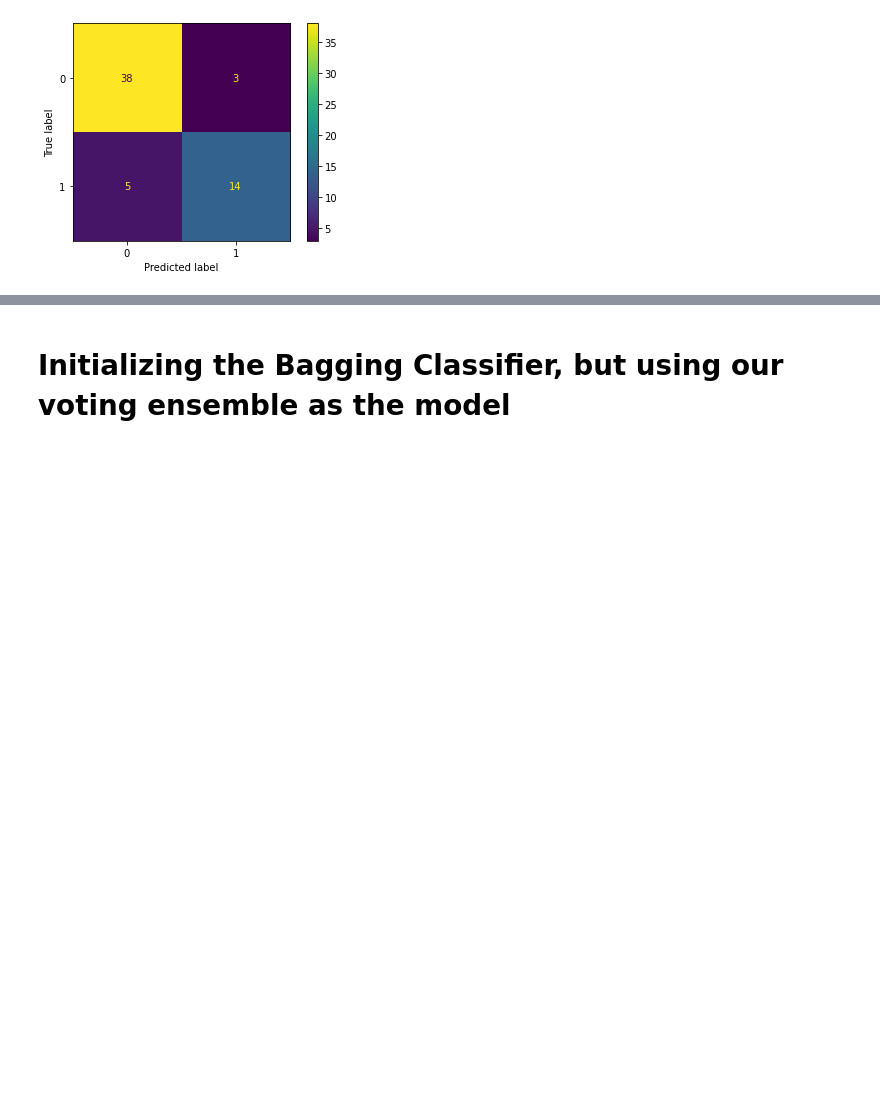
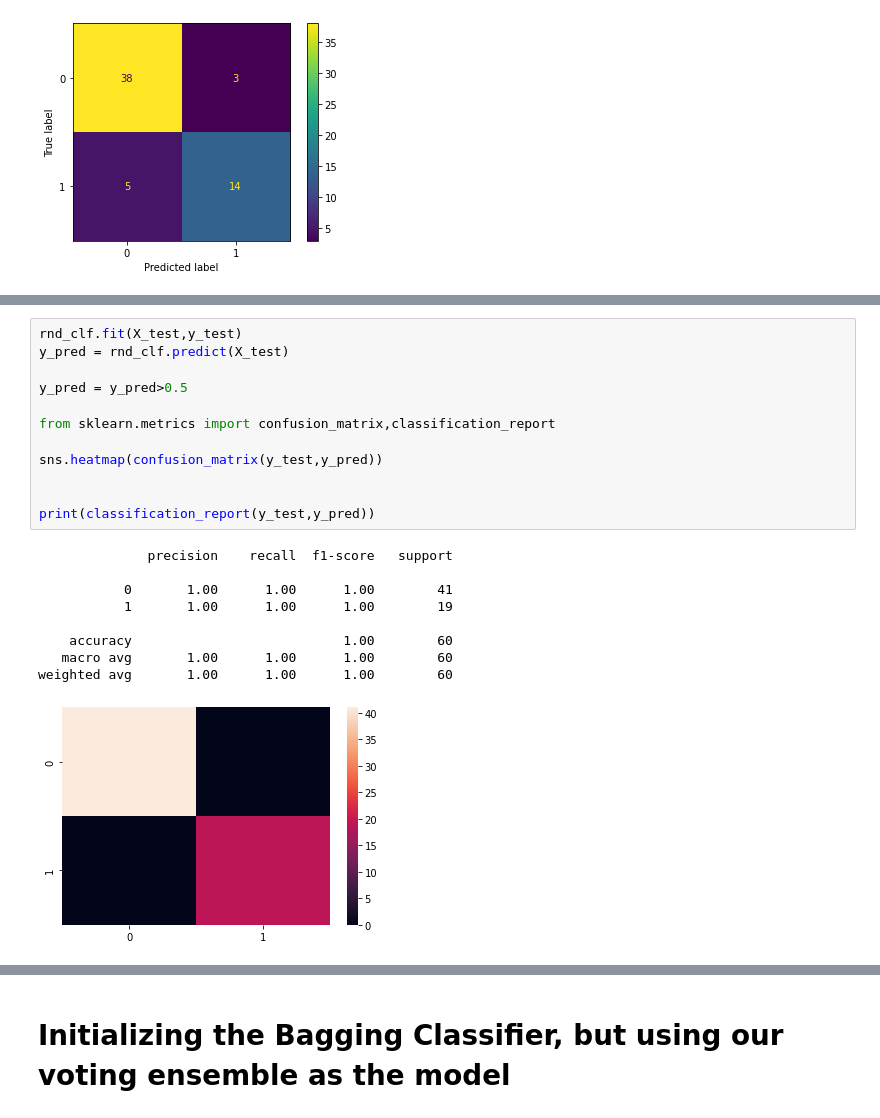
Before and after one commit to btully12/CS430-Class-Notebooks, a Jupyter notebook: Final_Project_BJT/Final_P_heart.ipynb, the cells around one changed output, grey strips where cells are left out. Cells and saved outputs as stored; diff of their text form; blank space fills up the shorter version.

```diff
--- a/Final_Project_BJT/Final_P_heart.ipynb
+++ b/Final_Project_BJT/Final_P_heart.ipynb
@@ -282,0 +326,22 @@ plt.show()
+# %%
+rnd_clf.fit(X_test,y_test)
+y_pred = rnd_clf.predict(X_test)
+
+y_pred = y_pred>0.5
+
+from sklearn.metrics import confusion_matrix,classification_report
+
+sns.heatmap(confusion_matrix(y_test,y_pred))
+
+
+print(classification_report(y_test,y_pred))
+# %% [output]
+              precision    recall  f1-score   support
+
+           0       1.00      1.00      1.00        41
+           1       1.00      1.00      1.00        19
+
+    accuracy                           1.00        60
+   macro avg       1.00      1.00      1.00        60
+weighted avg       1.00      1.00      1.00        60
+[figure, added]
```
Also changed, not shown: parts of 21 cells of this notebook, 1 other file.
